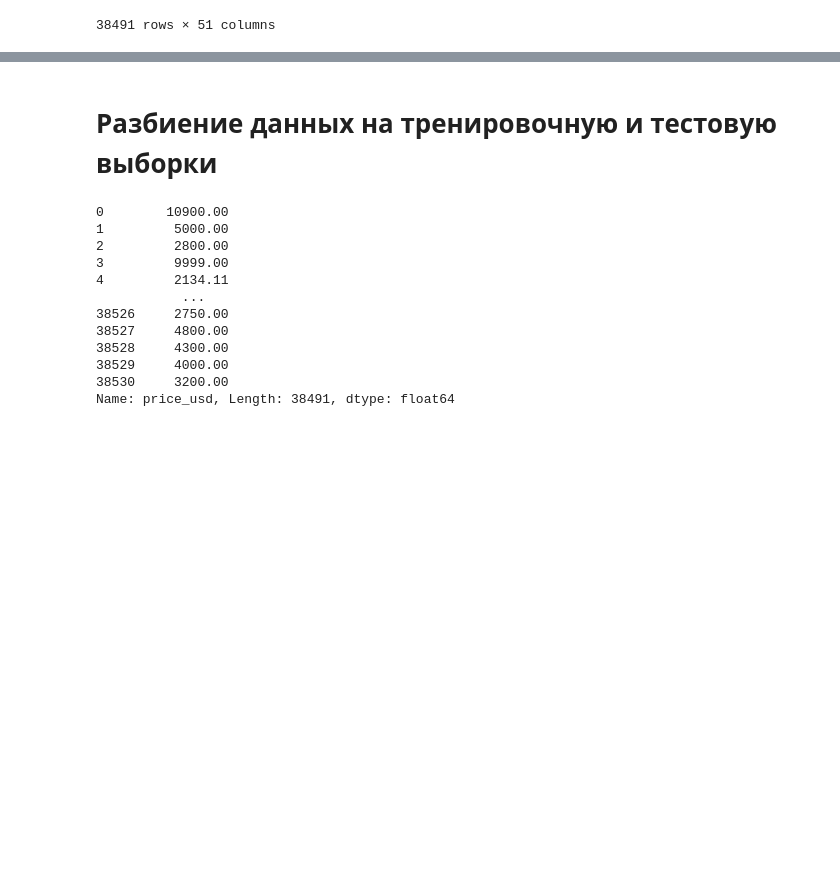
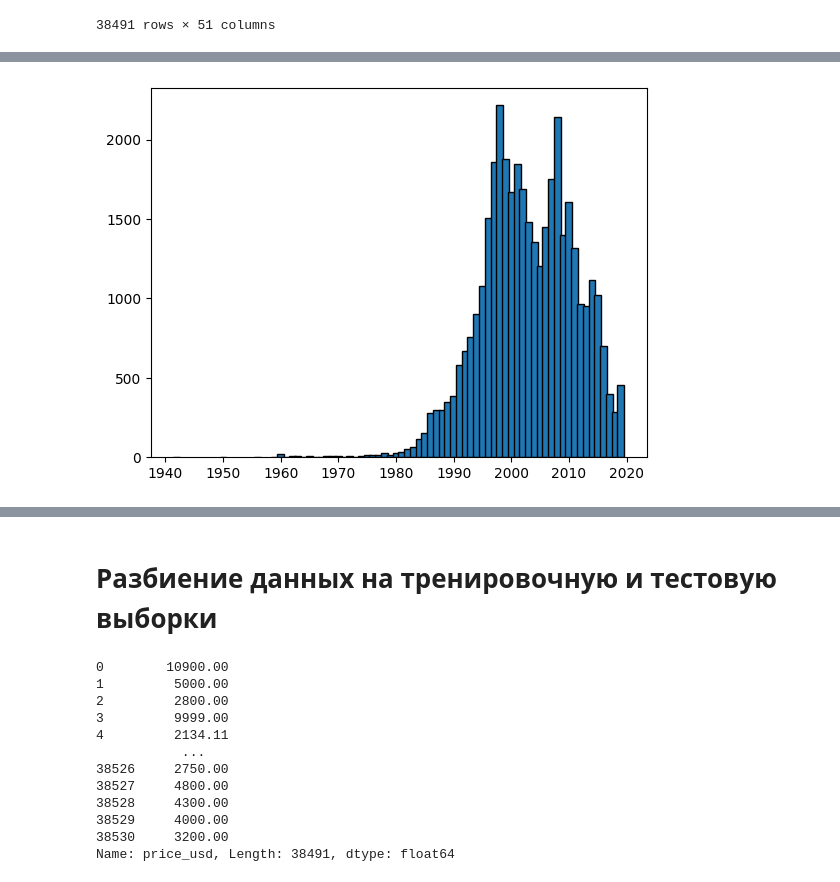
Before and after one commit to ArtGMlg/ML, a Jupyter notebook: notebooks/1.ipynb, the cells around one changed output, grey strips where cells are left out. Saved outputs shown, nothing was run; the diff lists cells and outputs as text; code cells hidden in the pictures; blank space fills up the shorter version.

```diff
--- a/notebooks/1.ipynb
+++ b/notebooks/1.ipynb
@@ -123,0 +202,2 @@ dum_data.drop(['manufacturer_name', 'model_name', 'number_of_photos', 'color', '
+# %%
+yp = df["year_produced"].value_counts().sort_index()
@@ -123,0 +216,5 @@ dum_data.drop(['manufacturer_name', 'model_name', 'number_of_photos', 'color', '
+# %%
+plt.bar(yp.index, yp.values, width=1.2, edgecolor='black')
+plt.show()
+# %% [output]
+[figure, added]
```
Also changed, not shown: parts of 22 cells of this notebook, 17 other files.
